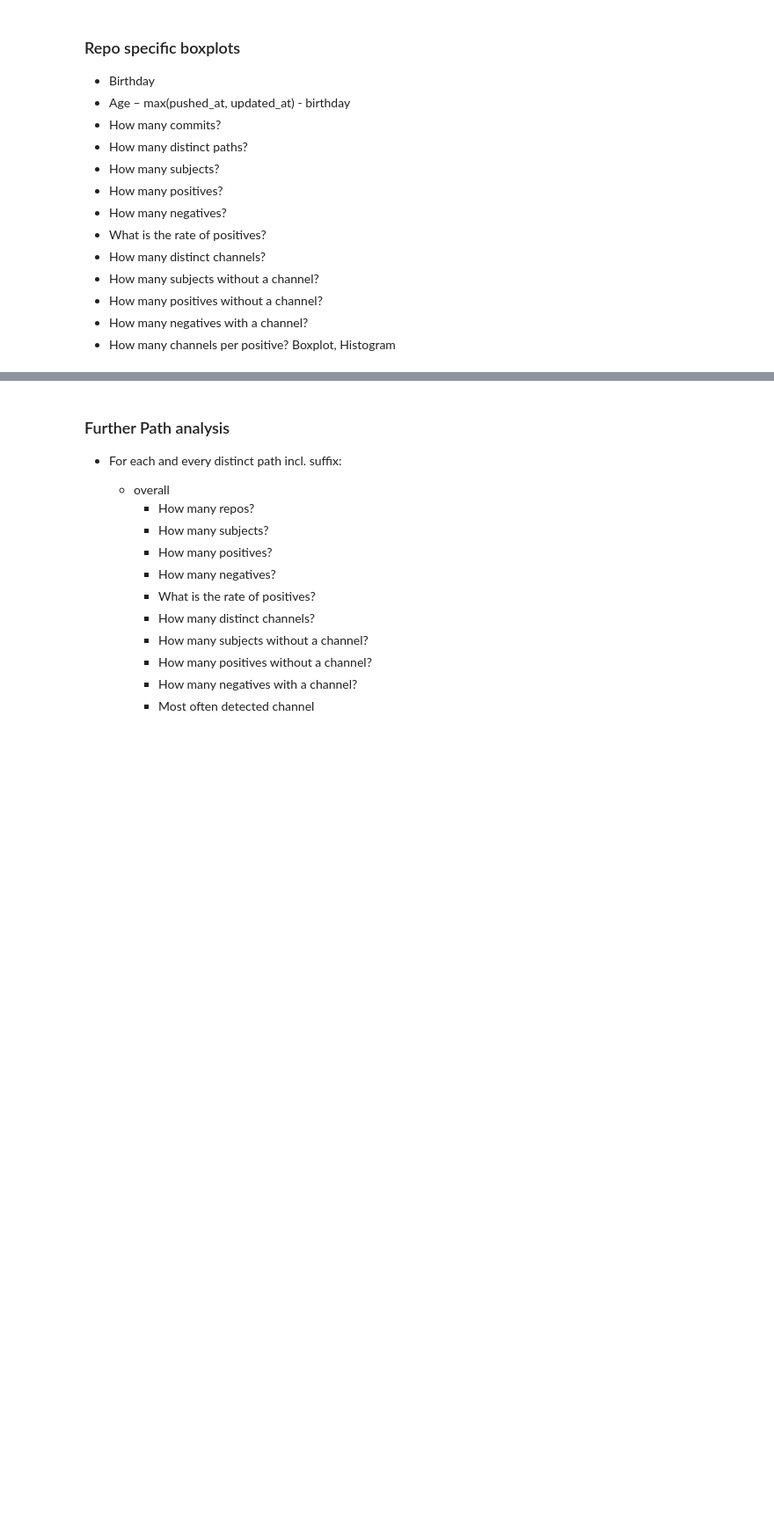
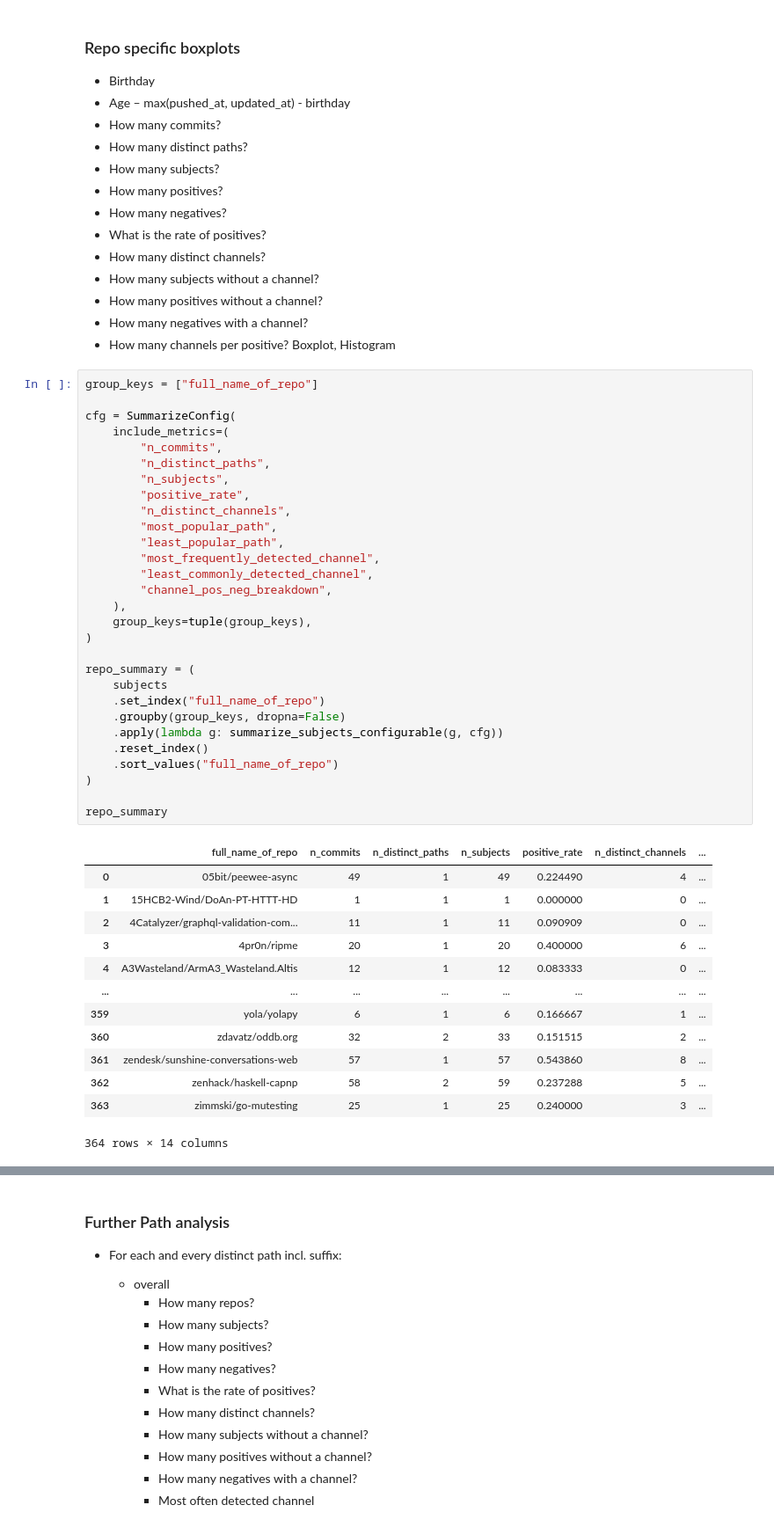
Before and after one commit to Leonard-Esser/autumn-2025-results, a Jupyter notebook: notebook.ipynb, the cells around one changed output, grey strips where cells are left out. Shown at 88% size. Cells and saved outputs as stored; diff of their text form; blank space fills up the shorter version.

```diff
--- a/notebook.ipynb
+++ b/notebook.ipynb
@@ -423,5 +627,48 @@ Least commonly recognized channel? zulip with 2 counts
 - How many positives without a channel?
 - How many negatives with a channel?
 - How many channels per positive? Boxplot, Histogram
+# %%
+group_keys = ["full_name_of_repo"]
+
+cfg = SummarizeConfig(
+    include_metrics=(
+        "n_commits",
+        "n_distinct_paths",
+        "n_subjects",
+        "positive_rate",
+        "n_distinct_channels",
+        "most_popular_path",
+        "least_popular_path",
+        "most_frequently_detected_channel",
+        "least_commonly_detected_channel",
+        "channel_pos_neg_breakdown",
+    ),
+    group_keys=tuple(group_keys),
+)
+
+repo_summary = (
+    subjects
+    .set_index("full_name_of_repo")
+    .groupby(group_keys, dropna=False)
+    .apply(lambda g: summarize_subjects_configurable(g, cfg))
+    .reset_index()
+    .sort_values("full_name_of_repo")
+)
+
+repo_summary
+# %% [output]
+|  | full_name_of_repo | n_commits | n_distinct_paths | n_subjects | positive_rate | n_distinct_channels | ... |
+| 0 | 05bit/peewee-async | 49 | 1 | 49 | 0.224490 | 4 | ... |
+| 1 | 15HCB2-Wind/DoAn-PT-HTTT-HD | 1 | 1 | 1 | 0.000000 | 0 | ... |
+| 2 | 4Catalyzer/graphql-validation-com... | 11 | 1 | 11 | 0.090909 | 0 | ... |
+| 3 | 4pr0n/ripme | 20 | 1 | 20 | 0.400000 | 6 | ... |
+| 4 | A3Wasteland/ArmA3_Wasteland.Altis | 12 | 1 | 12 | 0.083333 | 0 | ... |
+| ... | ... | ... | ... | ... | ... | ... | ... |
+| 359 | yola/yolapy | 6 | 1 | 6 | 0.166667 | 1 | ... |
+| 360 | zdavatz/oddb.org | 32 | 2 | 33 | 0.151515 | 2 | ... |
+| 361 | zendesk/sunshine-conversations-web | 57 | 1 | 57 | 0.543860 | 8 | ... |
+| 362 | zenhack/haskell-capnp | 58 | 2 | 59 | 0.237288 | 5 | ... |
+| 363 | zimmski/go-mutesting | 25 | 1 | 25 | 0.240000 | 3 | ... |
+364 rows × 14 columns
 # %% [markdown]
 ### Within a repo, Over the years…
```
Also changed, not shown: parts of 12 cells of this notebook.
